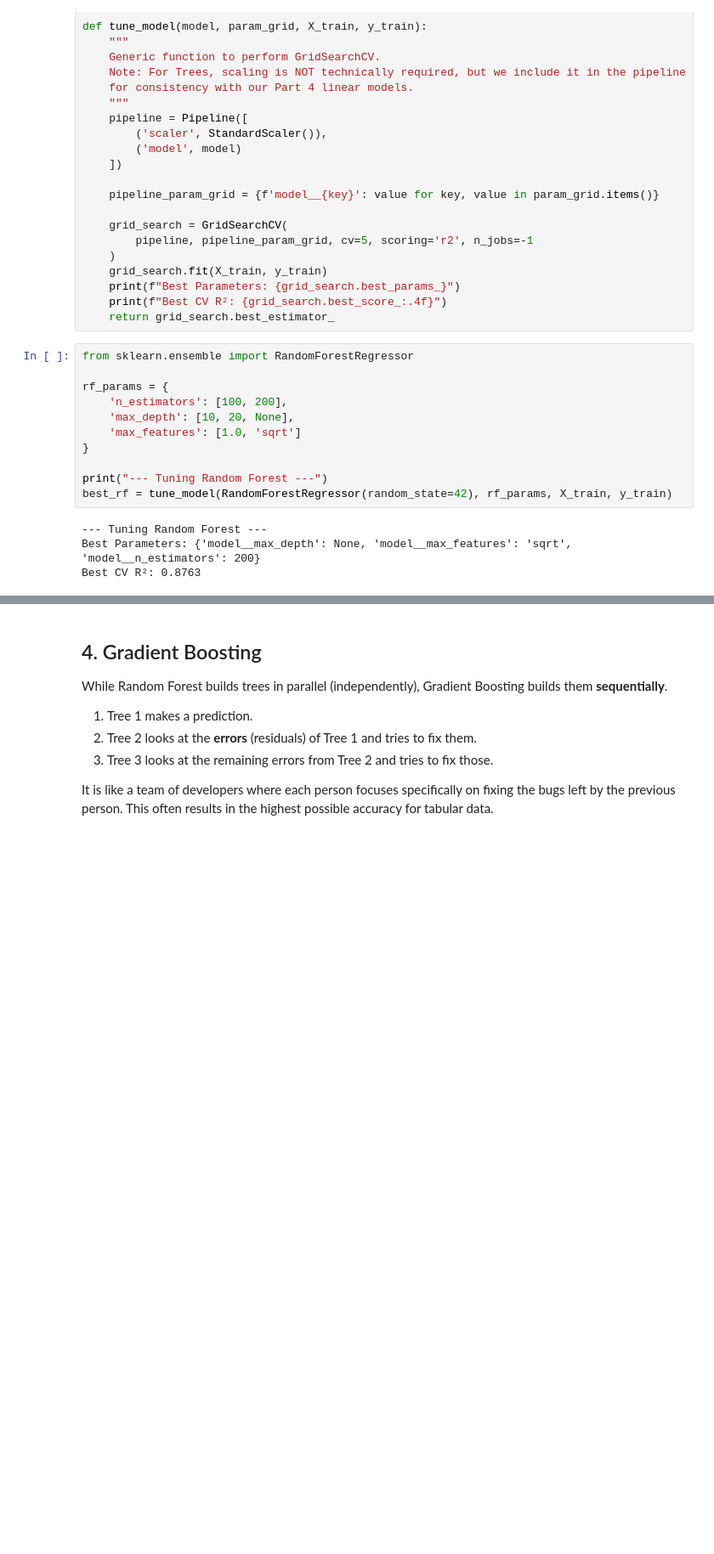
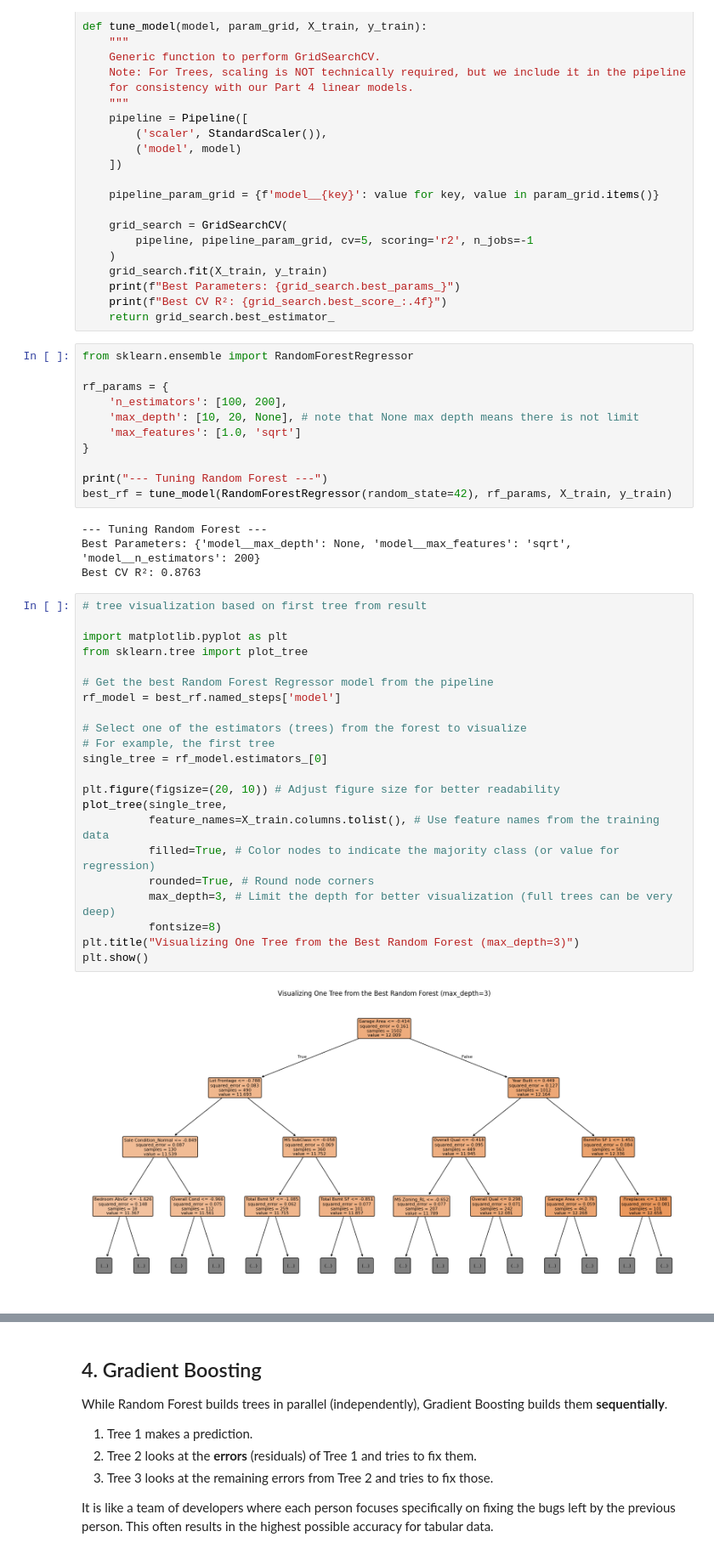
Before and after one commit to bsheese/cs377, a Jupyter notebook: 17_regression_crossval/17_2_4_5_MLR_Ames_Part5_Revised.ipynb, the cells around one changed output, grey strips where cells are left out. Shown at 85% size. Cells and saved outputs as stored; diff of their text form; blank space fills up the shorter version.

```diff
--- a/17_regression_crossval/17_2_4_5_MLR_Ames_Part5_Revised.ipynb
+++ b/17_regression_crossval/17_2_4_5_MLR_Ames_Part5_Revised.ipynb
@@ -191,7 +190,7 @@ from sklearn.ensemble import RandomForestRegressor
 
 rf_params = {
     'n_estimators': [100, 200],
-    'max_depth': [10, 20, None],
+    'max_depth': [10, 20, None], # note that None max depth means there is not limit
     'max_features': [1.0, 'sqrt']
 }
 
@@ -201,3 +200,27 @@ best_rf = tune_model(RandomForestRegressor(random_state=42), rf_params, X_train,
 --- Tuning Random Forest ---
 Best Parameters: {'model__max_depth': None, 'model__max_features': 'sqrt', 'model__n_estimators': 200}
 Best CV R²: 0.8763
+# %%
+# tree visualization based on first tree from result
+
+import matplotlib.pyplot as plt
+from sklearn.tree import plot_tree
+
+# Get the best Random Forest Regressor model from the pipeline
+rf_model = best_rf.named_steps['model']
+
+# Select one of the estimators (trees) from the forest to visualize
+# For example, the first tree
+single_tree = rf_model.estimators_[0]
+
+plt.figure(figsize=(20, 10)) # Adjust figure size for better readability
+plot_tree(single_tree,
+          feature_names=X_train.columns.tolist(), # Use feature names from the training data
+          filled=True, # Color nodes to indicate the majority class (or value for regression)
+          rounded=True, # Round node corners
+          max_depth=3, # Limit the depth for better visualization (full trees can be very deep)
+          fontsize=8)
+plt.title("Visualizing One Tree from the Best Random Forest (max_depth=3)")
+plt.show()
+# %% [output]
+[figure, added]
```
Also changed, not shown: parts of 5 cells of this notebook.
